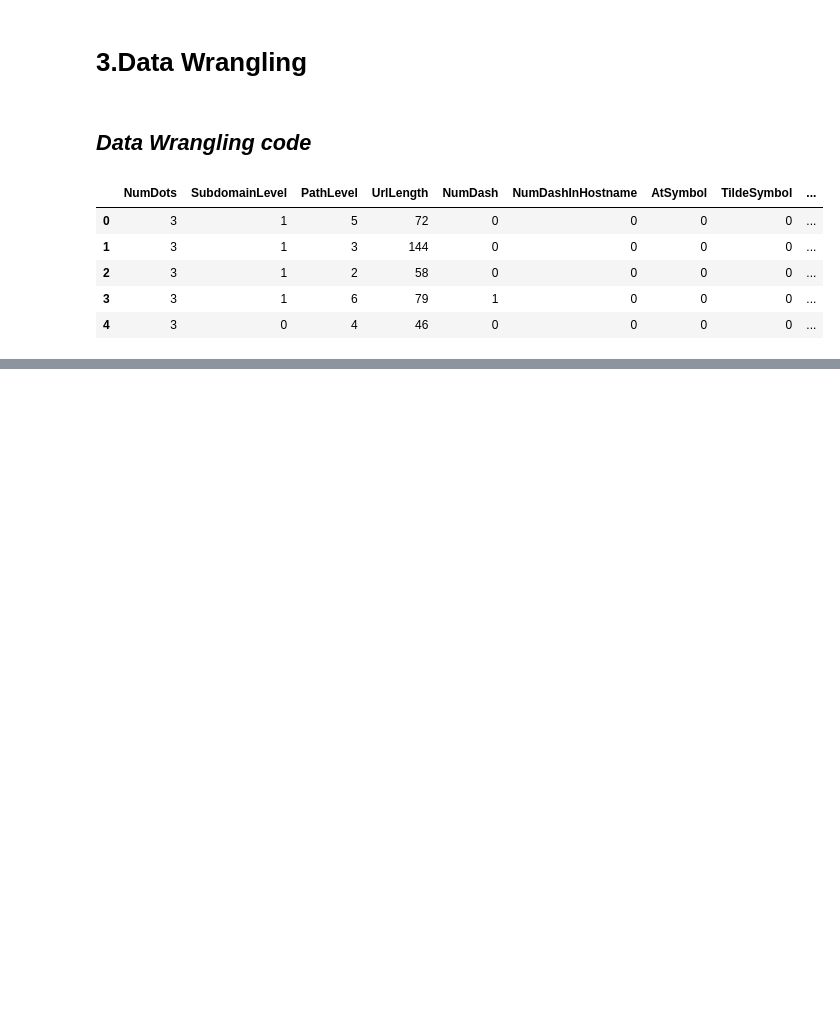
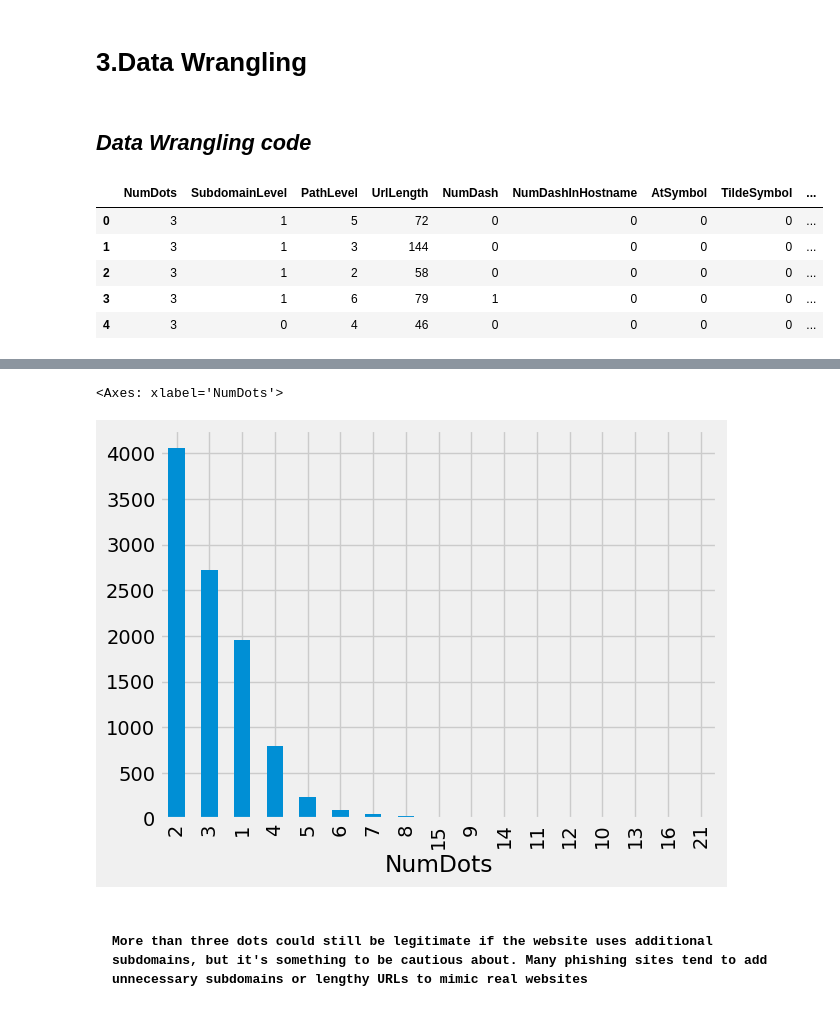
Before and after one commit to QaziSaim/Phishing-Domain-Detection, a Jupyter notebook: notebook/PhishingClassifierProject.ipynb, the cells around one changed output, grey strips where cells are left out. Saved outputs shown, nothing was run; the diff lists cells and outputs as text; code cells hidden in the pictures; blank space fills up the shorter version.

Commit message:
Data visualization Continue

```diff
--- a/notebook/PhishingClassifierProject.ipynb
+++ b/notebook/PhishingClassifierProject.ipynb
@@ -272,0 +309,10 @@ df.head()
+# %%
+df['NumDots'].value_counts().plot(kind='bar')
+# %% [output]
+<Axes: xlabel='NumDots'>
+[figure, added]
+# %% [markdown]
+<h5>
+
+    More than three dots could still be legitimate if the website uses additional subdomains, but it's something to be cautious about. Many phishing sites tend to add unnecessary subdomains or lengthy URLs to mimic real websites
+</h5>
```
Also changed, not shown: parts of 16 cells of this notebook, 1 other file.
